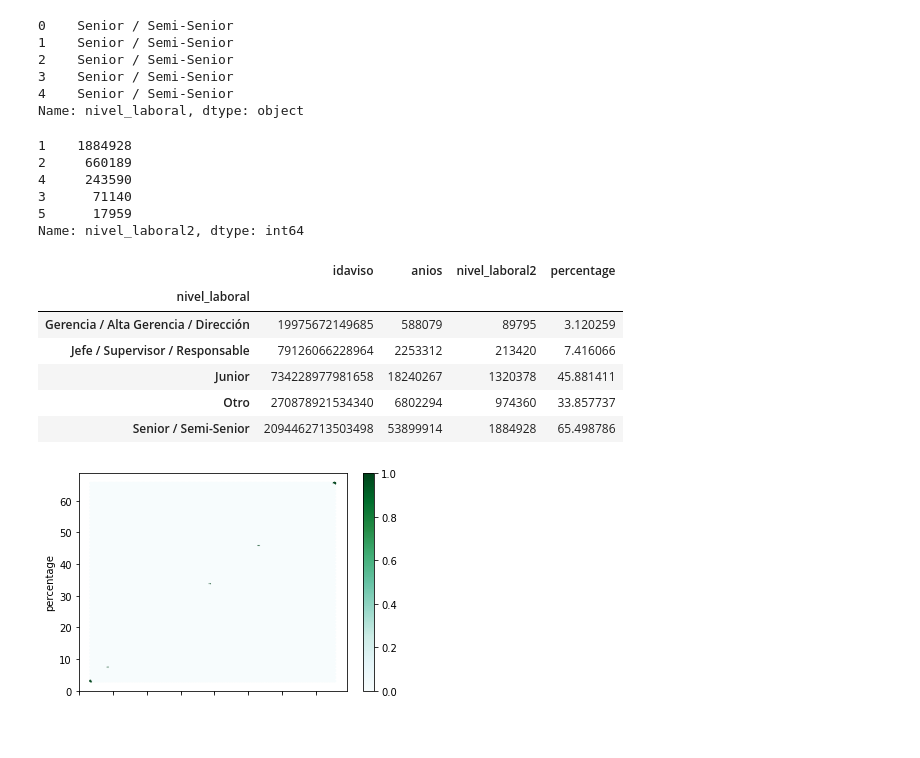
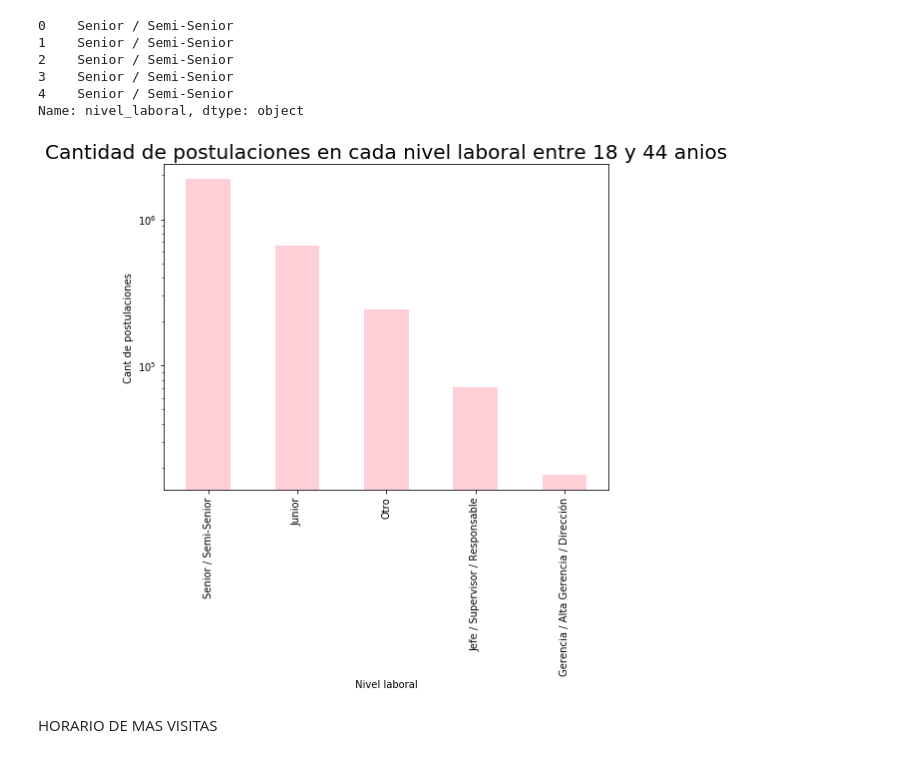
Before and after one commit to matfonseca/OrgaDatos, a Jupyter notebook: Analisis exploratorio.ipynb, the cells around one changed output. Cells and saved outputs as stored; diff of their text form; code cells hidden in the pictures; blank space fills up the shorter version.

```diff
--- a/Analisis exploratorio.ipynb
+++ b/Analisis exploratorio.ipynb
@@ -305,7 +308,8 @@ data_ads_details['nivel_laboral'].isnull().value_counts()
 False    13534
 Name: nivel_laboral, dtype: int64
 # %%
-data_postulant_sex_age['fechanacimiento'] = pd.to_datetime(data_postulant_sex_age['fechanacimiento'], format = '%Y-%m-%d',errors = 'coerce')
+#me quedo con los postulantes de edaddes entre 44 y 69
+data_postulant_sex_age['fechanacimiento'] = pd.to_datetime(data_postulant_sex_age['fechanacimiento'], format = '%Y-%m-%d-%h',errors = 'coerce')
 data_age4069 = data_postulant_sex_age[(data_postulant_sex_age['fechanacimiento'].dt.year > 1949) & (data_postulant_sex_age['fechanacimiento'].dt.year < 1974)]
 data_age4069.head()
 # %% [output]
@@ -427,33 +424,22 @@ final_merge2['nivel_laboral'].head()
 3    Senior / Semi-Senior
 4    Senior / Semi-Senior
 Name: nivel_laboral, dtype: object
-# %%
-dic = {'Senior / Semi-Senior':1,'Junior':2,'Jefe / Supervisor / Responsable':3,'Otro':4,'Gerencia / Alta Gerencia / Dirección':5}
-final_merge2['nivel_laboral2'] = final_merge2['nivel_laboral'].map(lambda x: dic[x])
-final_merge2['nivel_laboral2'].value_counts()
-# %% [output]
-1    1884928
-2     660189
-4     243590
-3      71140
-5      17959
-Name: nivel_laboral2, dtype: int64
-# %%
-percentage_df = final_merge2
-percentage_df = percentage_df.groupby('nivel_laboral').sum()
-percentage_df['percentage'] = percentage_df['nivel_laboral2'].map(lambda x: x*100/2877806)
-percentage_df.head()
-# %% [output]
-|  | idaviso | anios | nivel_laboral2 | percentage |
-| nivel_laboral |  |  |  |  |
-| Gerencia / Alta Gerencia / Dirección | 19975672149685 | 588079 | 89795 | 3.120259 |
-| Jefe / Supervisor / Responsable | 79126066228964 | 2253312 | 213420 | 7.416066 |
-| Junior | 734228977981658 | 18240267 | 1320378 | 45.881411 |
-| Otro | 270878921534340 | 6802294 | 974360 | 33.857737 |
-| Senior / Semi-Senior | 2094462713503498 | 53899914 | 1884928 | 65.498786 |
-# %%
-#Grafico obtenido PREGUNTAR GRAFICOS MA;ANA
-
-percentage_df.plot.hexbin('nivel_laboral2','percentage');
-# %% [output]
-[figure, removed]
+# %%
+work_level2=final_merge2['nivel_laboral'].value_counts()
+# %%
+#Grafico obtenido HEATMAP
+
+fig = plt.figure()
+
+plt.title ('Cantidad de postulaciones en cada nivel laboral entre 18 y 44 anios',color='black', size = 20)
+
+ap1 = work_level2.plot(kind='bar', stacked=True, figsize=(8,6) ,alpha=0.75, color='pink', logy=True)
+
+
+ap1.set_ylabel('Cant de postulaciones')
+ap1.set_xlabel("Nivel laboral")
+plt.show()
+# %% [output]
+[figure, added]
+# %% [markdown]
+HORARIO DE MAS VISITAS
```
Also changed, not shown: parts of 25 cells of this notebook.
